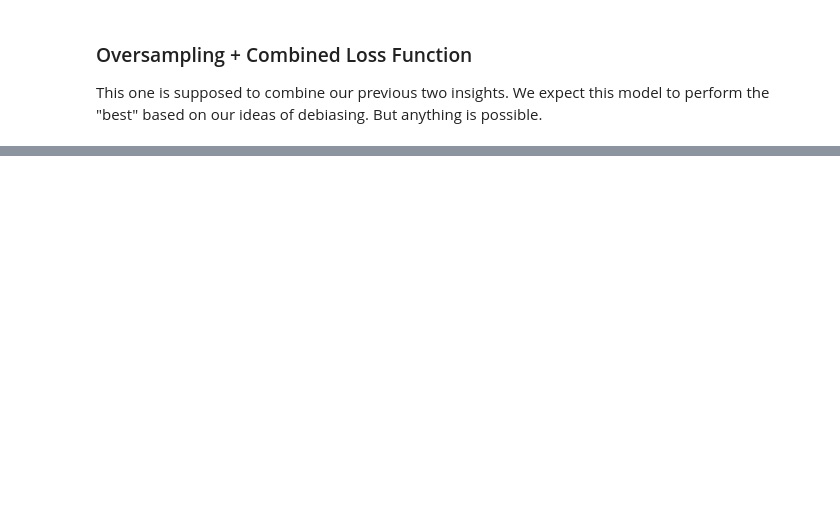
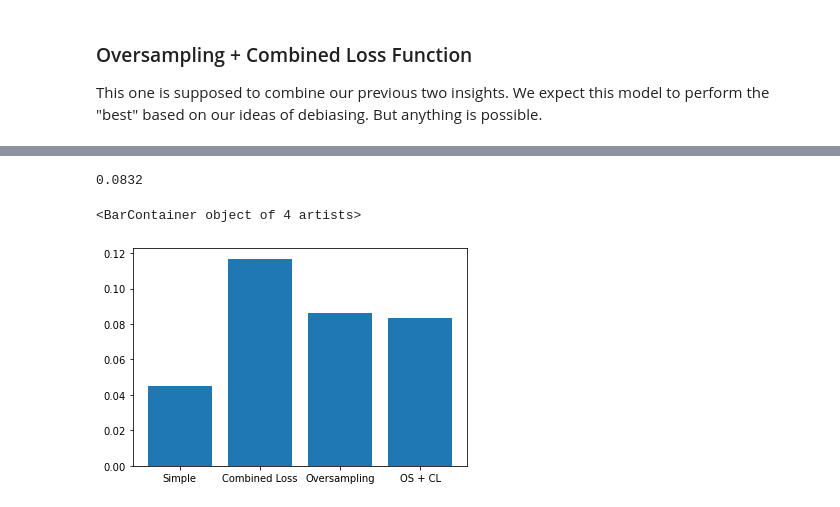
Before and after one commit to bg459/debias, a Jupyter notebook: debias.ipynb, the cells around one changed output, grey strips where cells are left out. Saved outputs shown, nothing was run; the diff lists cells and outputs as text; code cells hidden in the pictures; blank space fills up the shorter version.

```diff
--- a/debias.ipynb
+++ b/debias.ipynb
@@ -267,0 +243,46 @@ merged.metrics_names
+# %%
+def categorical_tsfm(l):
+    # assert 0 < l[i] < 1
+    return [1 if x > 0.5 else 0 for x in l]
+
+# gets all indexes of a list that hit the match
+def get_indexes(l, match):
+    return [i for i,x in enumerate(l) if x == match]
+
+black_index = get_indexes(Y_test_race, 0)
+num_black = len(Y_test_race[Y_test_race ==0])
+
+#Simple Model
+result = model.predict(testdf)
+result = categorical_tsfm(result)
+result_index = get_indexes(result, 1)
+shared = list(set(black_index) & set(result_index))
+P_simple = len(shared)/num_black
+
+#Combined Model
+result = list(merged.predict(testdf)[0])
+result = categorical_tsfm(result)
+result_index = get_indexes(result, 1)
+shared= list(set(black_index) & set(result_index))
+P_merged = len(shared)/num_black
+
+#Oversampled Model
+result = Omodel.predict(testdf)
+result = categorical_tsfm(result)
+result_index = get_indexes(result, 1)
+shared = list(set(black_index) & set(result_index))
+P_over = len(shared)/num_black
+
+#Oversample + combined Model
+result = list(Omerged.predict(testdf)[0])
+result = categorical_tsfm(result)
+result_index = get_indexes(result, 1)
+shared = list(set(black_index) & set(result_index))
+P_over_merged = len(shared)/num_black
+# %% [output]
+0.0832
+# %%
+plt.bar(['Simple', 'Combined Loss', 'Oversampling', 'OS + CL'], [P_simple, P_merged, P_over, P_over_merged])
+# %% [output]
+<BarContainer object of 4 artists>
+[figure, added]
```
Also changed, not shown: parts of 20 cells of this notebook.
